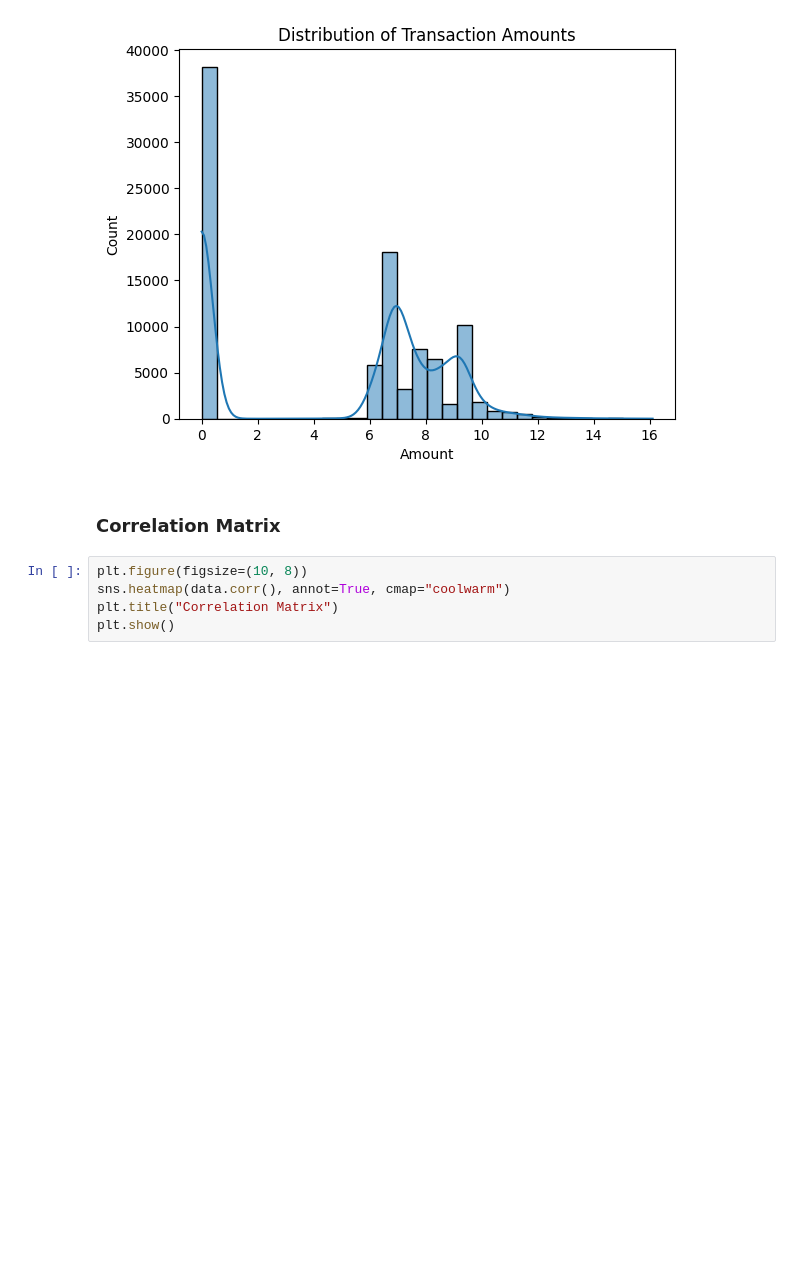
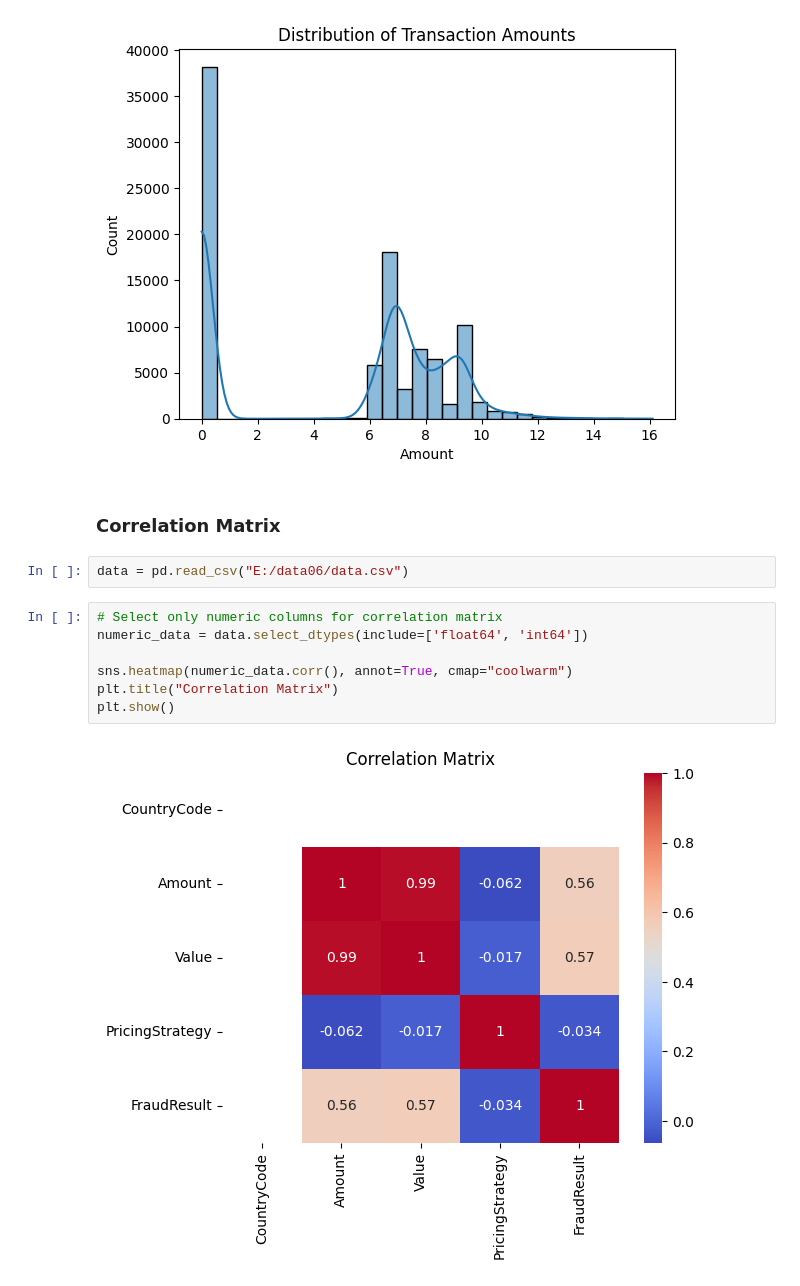
Before and after one commit to Serkalem-negusse1/Bati_bank_credit_risk, a Jupyter notebook: notebooks/01_EDA.ipynb, the cells around one changed output. Drawn from its saved outputs; the diff is of its cells as text; blank space fills up the shorter version.

```diff
--- a/notebooks/01_EDA.ipynb
+++ b/notebooks/01_EDA.ipynb
@@ -94,8 +94,14 @@ sns.histplot(data['Amount'].apply(lambda x: np.log1p(x) if x > 0 else 0), kde=Tr
 [figure]
 # %% [markdown]
 ### Correlation Matrix
+# %%
+data = pd.read_csv("E:/data06/data.csv")
 # %%
-plt.figure(figsize=(10, 8))
-sns.heatmap(data.corr(), annot=True, cmap="coolwarm")
+# Select only numeric columns for correlation matrix
+numeric_data = data.select_dtypes(include=['float64', 'int64'])
+
+sns.heatmap(numeric_data.corr(), annot=True, cmap="coolwarm")
 plt.title("Correlation Matrix")
 plt.show()
+# %% [output]
+[figure, added]
```
Also changed, not shown: parts of 1 cell of this notebook.
